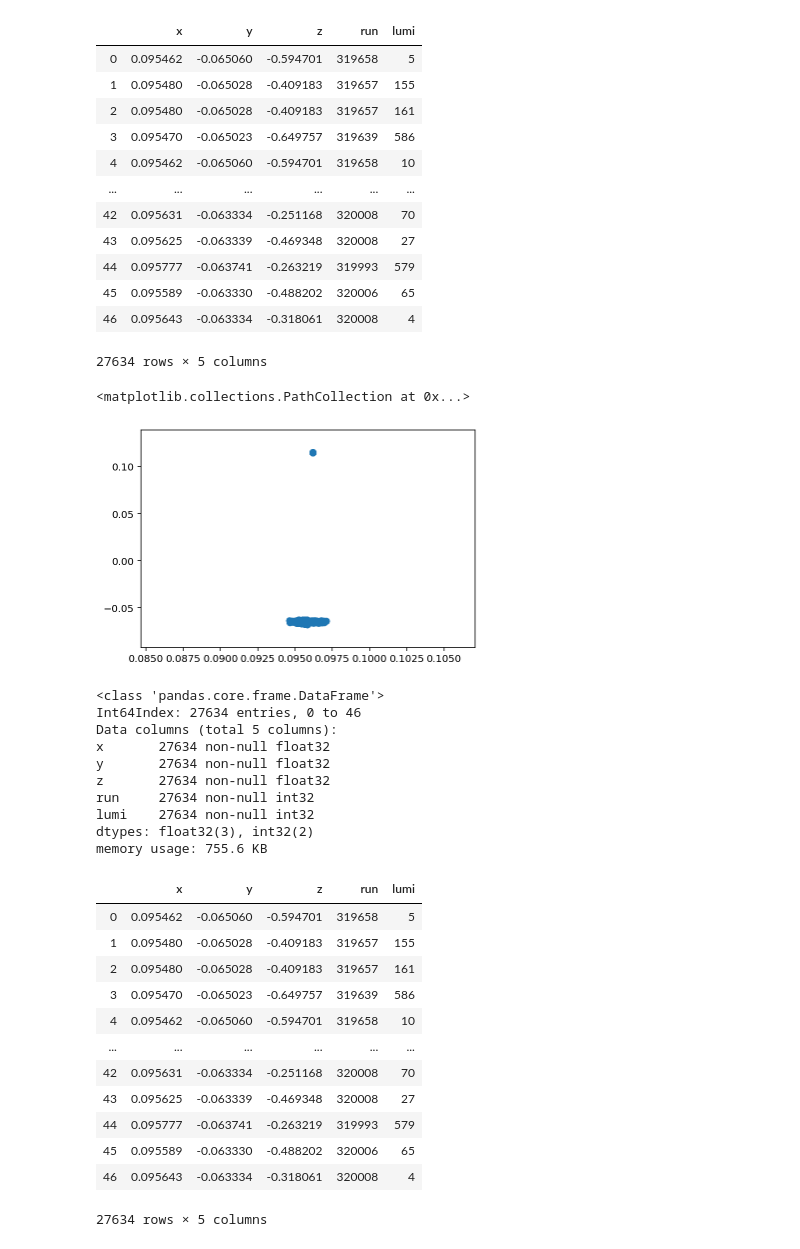
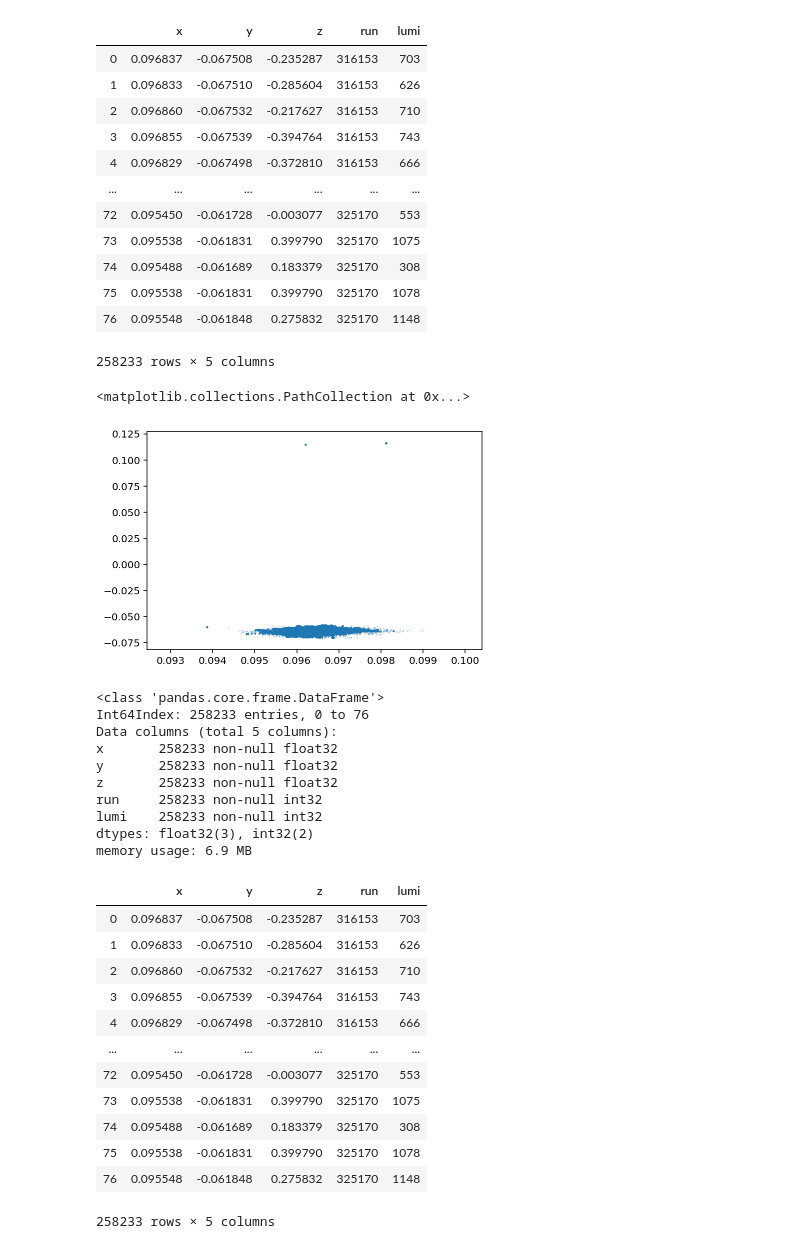
Before and after one commit to usarica/scouting, a Jupyter notebook: analysis/beamspotlookup.ipynb, the cells around one changed output. Drawn from its saved outputs; the diff is of its cells as text; code cells hidden in the pictures.

Commit message:
update beamspot and dxy stuff

```diff
--- a/analysis/beamspotlookup.ipynb
+++ b/analysis/beamspotlookup.ipynb
@@ -15,28 +17,28 @@ from tqdm.auto import tqdm
 # %%
-dfc = pd.concat(map(pd.read_csv,tqdm(glob.glob("/home/users/namin/2019/scouting/repo/beamspot/outputs/*.csv"))))
+dfc = pd.concat(map(pd.read_csv,tqdm(glob.glob("/home/users/namin/2019/scouting/repo/beamspot/outputs_full2018/*.csv"))))
 # %% [output]
 [interactive output not drawn]
 # %%
 dfc
 # %% [output]
 |  | x | y | z | run | lumi |
-| 0 | 0.095462 | -0.065060 | -0.594701 | 319658 | 5 |
-| 1 | 0.095480 | -0.065028 | -0.409183 | 319657 | 155 |
-| 2 | 0.095480 | -0.065028 | -0.409183 | 319657 | 161 |
-| 3 | 0.095470 | -0.065023 | -0.649757 | 319639 | 586 |
-| 4 | 0.095462 | -0.065060 | -0.594701 | 319658 | 10 |
+| 0 | 0.096837 | -0.067508 | -0.235287 | 316153 | 703 |
+| 1 | 0.096833 | -0.067510 | -0.285604 | 316153 | 626 |
+| 2 | 0.096860 | -0.067532 | -0.217627 | 316153 | 710 |
+| 3 | 0.096855 | -0.067539 | -0.394764 | 316153 | 743 |
+| 4 | 0.096829 | -0.067498 | -0.372810 | 316153 | 666 |
 | ... | ... | ... | ... | ... | ... |
-| 42 | 0.095631 | -0.063334 | -0.251168 | 320008 | 70 |
-| 43 | 0.095625 | -0.063339 | -0.469348 | 320008 | 27 |
-| 44 | 0.095777 | -0.063741 | -0.263219 | 319993 | 579 |
-| 45 | 0.095589 | -0.063330 | -0.488202 | 320006 | 65 |
-| 46 | 0.095643 | -0.063334 | -0.318061 | 320008 | 4 |
+| 72 | 0.095450 | -0.061728 | -0.003077 | 325170 | 553 |
+| 73 | 0.095538 | -0.061831 | 0.399790 | 325170 | 1075 |
+| 74 | 0.095488 | -0.061689 | 0.183379 | 325170 | 308 |
+| 75 | 0.095538 | -0.061831 | 0.399790 | 325170 | 1078 |
+| 76 | 0.095548 | -0.061848 | 0.275832 | 325170 | 1148 |
-27634 rows × 5 columns
+258233 rows × 5 columns
 # %%
-plt.scatter(dfc.x,dfc.y)
+plt.scatter(dfc.x,dfc.y,alpha=0.2,s=0.5)
 # %% [output]
 <matplotlib.collections.PathCollection at 0x...>
-[figure, old version]
+[figure, new version]
 # %%
 dfc[["x","y","z"]] = dfc[["x","y","z"]].astype("float32")
 dfc[["run","lumi"]] = dfc[["run","lumi"]].astype("int32")
@@ -44,28 +46,28 @@ dfc[["run","lumi"]] = dfc[["run","lumi"]].astype("int32")
 dfc.info()
 # %% [output]
 <class 'pandas.core.frame.DataFrame'>
-Int64Index: 27634 entries, 0 to 46
+Int64Index: 258233 entries, 0 to 76
 Data columns (total 5 columns):
-x       27634 non-null float32
-y       27634 non-null float32
-z       27634 non-null float32
-run     27634 non-null int32
-lumi    27634 non-null int32
+x       258233 non-null float32
+y       258233 non-null float32
+z       258233 non-null float32
+run     258233 non-null int32
+lumi    258233 non-null int32
 dtypes: float32(3), int32(2)
-memory usage: 755.6 KB
+memory usage: 6.9 MB
 # %%
 dfc
 # %% [output]
 |  | x | y | z | run | lumi |
-| 0 | 0.095462 | -0.065060 | -0.594701 | 319658 | 5 |
-| 1 | 0.095480 | -0.065028 | -0.409183 | 319657 | 155 |
-| 2 | 0.095480 | -0.065028 | -0.409183 | 319657 | 161 |
-| 3 | 0.095470 | -0.065023 | -0.649757 | 319639 | 586 |
-| 4 | 0.095462 | -0.065060 | -0.594701 | 319658 | 10 |
+| 0 | 0.096837 | -0.067508 | -0.235287 | 316153 | 703 |
+| 1 | 0.096833 | -0.067510 | -0.285604 | 316153 | 626 |
+| 2 | 0.096860 | -0.067532 | -0.217627 | 316153 | 710 |
+| 3 | 0.096855 | -0.067539 | -0.394764 | 316153 | 743 |
+| 4 | 0.096829 | -0.067498 | -0.372810 | 316153 | 666 |
 | ... | ... | ... | ... | ... | ... |
-| 42 | 0.095631 | -0.063334 | -0.251168 | 320008 | 70 |
-| 43 | 0.095625 | -0.063339 | -0.469348 | 320008 | 27 |
-| 44 | 0.095777 | -0.063741 | -0.263219 | 319993 | 579 |
-| 45 | 0.095589 | -0.063330 | -0.488202 | 320006 | 65 |
-| 46 | 0.095643 | -0.063334 | -0.318061 | 320008 | 4 |
+| 72 | 0.095450 | -0.061728 | -0.003077 | 325170 | 553 |
+| 73 | 0.095538 | -0.061831 | 0.399790 | 325170 | 1075 |
+| 74 | 0.095488 | -0.061689 | 0.183379 | 325170 | 308 |
+| 75 | 0.095538 | -0.061831 | 0.399790 | 325170 | 1078 |
+| 76 | 0.095548 | -0.061848 | 0.275832 | 325170 | 1148 |
-27634 rows × 5 columns
+258233 rows × 5 columns
```
Also changed, not shown: parts of 9 cells of this notebook, 3 other files.
